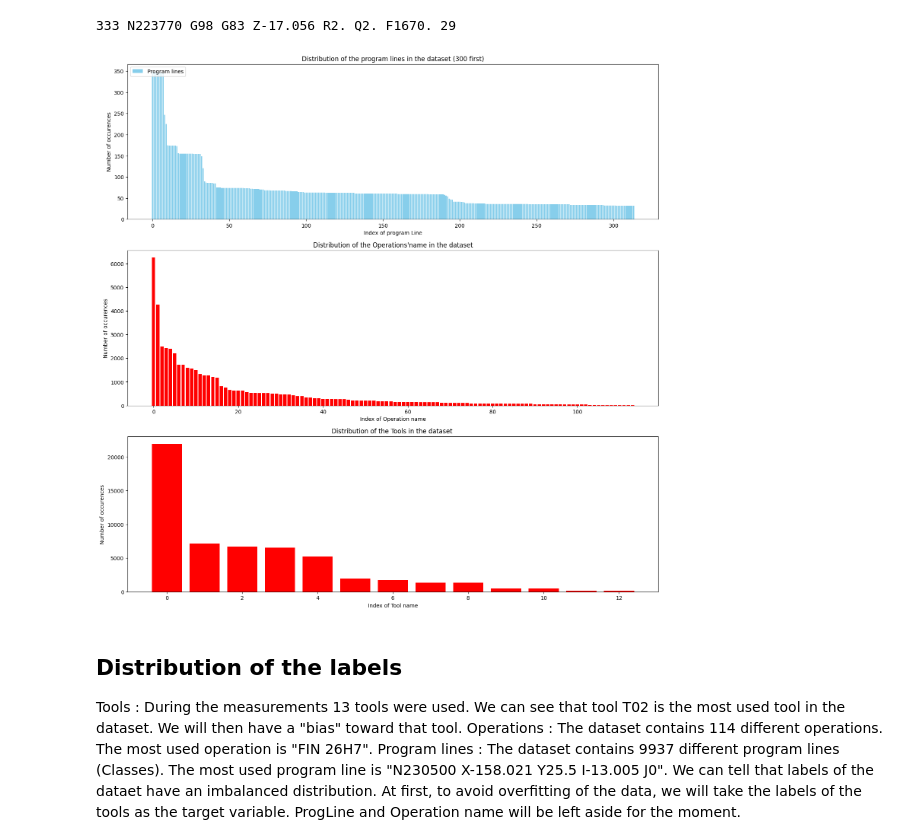
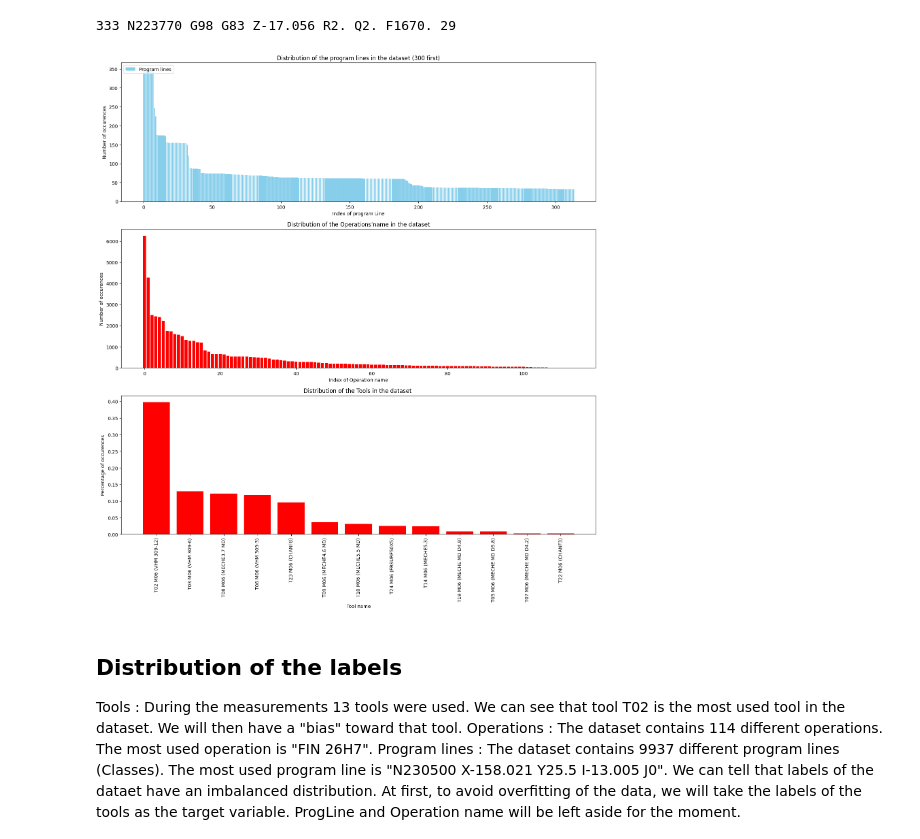
Before and after one commit to JuliuChe/TB_ML_Manufacturing, a Jupyter notebook: notebooks_AI/notebooks/ML_Implementation/1.LabelSelection.ipynb, the cells around one changed output. Cells and saved outputs as stored; diff of their text form; code cells hidden in the pictures.

```diff
--- a/notebooks_AI/notebooks/ML_Implementation/1.LabelSelection.ipynb
+++ b/notebooks_AI/notebooks/ML_Implementation/1.LabelSelection.ipynb
@@ -85,34 +90,35 @@ for idx_num, (idx_text, valeur) in enumerate(progLineCount.items()):
 # %%
 
 plt.figure(figsize=(18,18))
 plt.subplot(3,1,1)
 x=np.arange(len(progLineCount[:314]))
 plt.bar(x, progLineCount[:314], label="Program lines", color="skyblue", edgecolor=None)
 plt.title("Distribution of the program lines in the dataset (300 first)")
 plt.xlabel('Index of program Line')
 plt.ylabel('Number of occurences')
 plt.legend(loc='upper left')
 
 plt.subplot(3,1,2)
 x=np.arange(len(opNameCount))
 plt.bar(x, opNameCount, label="Smoothed Values", color='red')
 plt.title("Distribution of the Operations'name in the dataset")
 plt.xlabel('Index of Operation name')
 plt.ylabel('Number of occurences')
 
 plt.subplot(3,1,3)
 x=np.arange(len(toolNameCount))
-plt.bar(x, toolNameCount, label="Smoothed Values", color='red')
+plt.bar(toolNameCount.index.tolist(), toolNameCount/toolNameCount.sum(), label="Occurences of Tools", color='red')
+plt.xticks(rotation=90)
 plt.title("Distribution of the Tools in the dataset ")
-plt.xlabel('Index of Tool name')
-plt.ylabel('Number of occurences')
+plt.xlabel('Tool name')
+plt.ylabel('Percentage of occurences')
 plt.show()
 
 
 
 del x
 # %% [output]
-[figure, old version]
+[figure, new version]
 # %% [markdown]
 ## Distribution of the labels
 Tools : During the measurements 13 tools were used. We can see that tool T02 is the most used tool in the dataset. We will then have a "bias" toward that tool.
```
Also changed, not shown: parts of 30 cells of this notebook, 23 other files.
